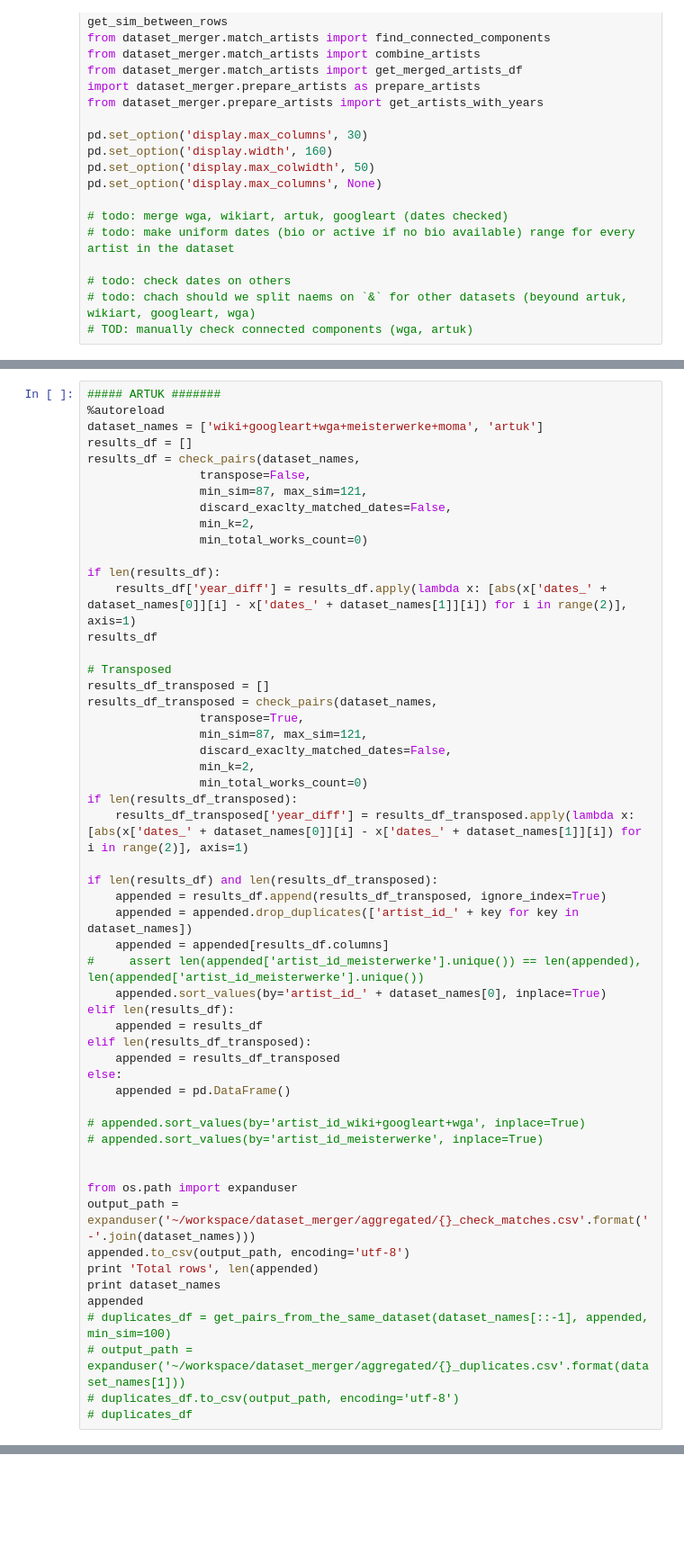
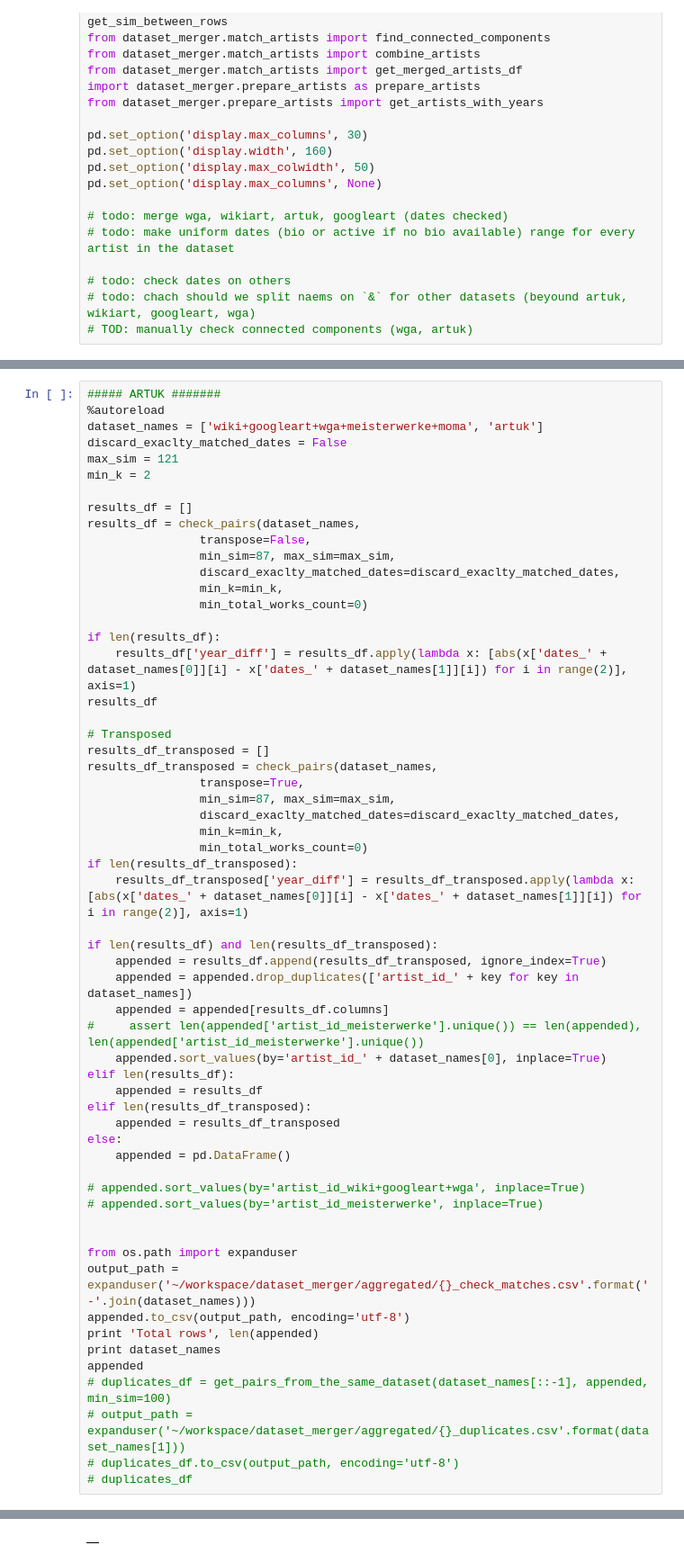
Before and after one commit to asanakoy/dataset_merger, a Jupyter notebook: aggregated/match_artists.ipynb, the cells around one changed output, grey strips where cells are left out. Shown: that part at 90% size. Drawn from its saved outputs; the diff is of its cells as text; blank space fills up the shorter version.

```diff
--- a/aggregated/match_artists.ipynb
+++ b/aggregated/match_artists.ipynb
@@ -669,12 +874,16 @@ get_sim_matrix_and_plot(keys, force=True, n_jobs=40, num_blocks=160)
 ##### ARTUK #######
 %autoreload
 dataset_names = ['wiki+googleart+wga+meisterwerke+moma', 'artuk']
+discard_exaclty_matched_dates = False
+max_sim = 121
+min_k = 2
+
 results_df = []
 results_df = check_pairs(dataset_names,
                 transpose=False,
-                min_sim=87, max_sim=121,
-                discard_exaclty_matched_dates=False,
-                min_k=2,
+                min_sim=87, max_sim=max_sim,
+                discard_exaclty_matched_dates=discard_exaclty_matched_dates,
+                min_k=min_k,
                 min_total_works_count=0)
 
 if len(results_df):
@@ -685,9 +894,9 @@ results_df
 results_df_transposed = []
 results_df_transposed = check_pairs(dataset_names,
                 transpose=True,
-                min_sim=87, max_sim=121,
-                discard_exaclty_matched_dates=False,
-                min_k=2,
+                min_sim=87, max_sim=max_sim,
+                discard_exaclty_matched_dates=discard_exaclty_matched_dates,
+                min_k=min_k,
                 min_total_works_count=0)
 if len(results_df_transposed):
     results_df_transposed['year_diff'] = results_df_transposed.apply(lambda x: [abs(x['dates_' + dataset_names[0]][i] - x['dates_' + dataset_names[1]][i]) for i in range(2)], axis=1)
@@ -719,3 +928,4 @@ appended
 # output_path = expanduser('~/workspace/dataset_merger/aggregated/{}_duplicates.csv'.format(dataset_names[1]))
 # duplicates_df.to_csv(output_path, encoding='utf-8')
 # duplicates_df
+# %% [output]
@@ -721,0 +942 @@ appended
+|  |
```
Also changed, not shown: parts of 40 cells of this notebook.
